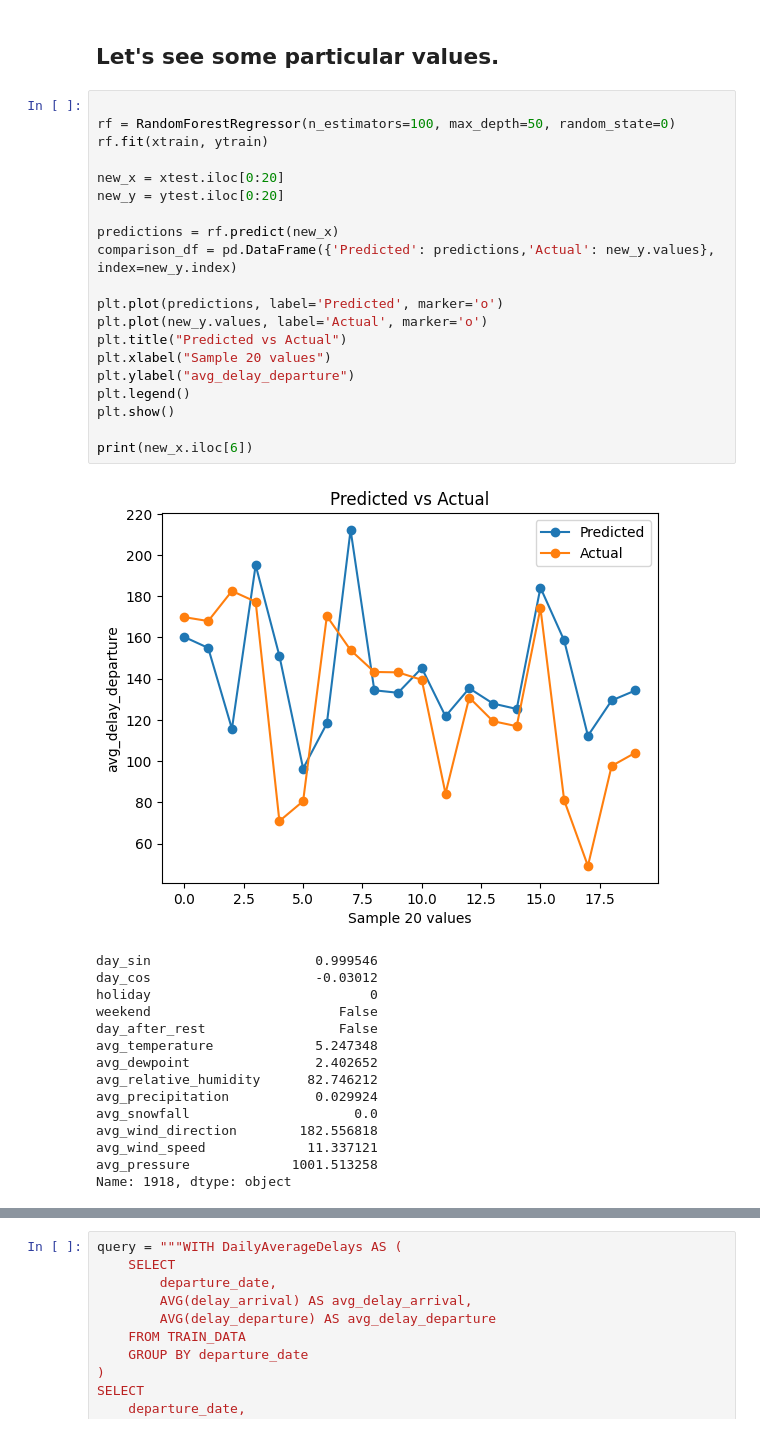
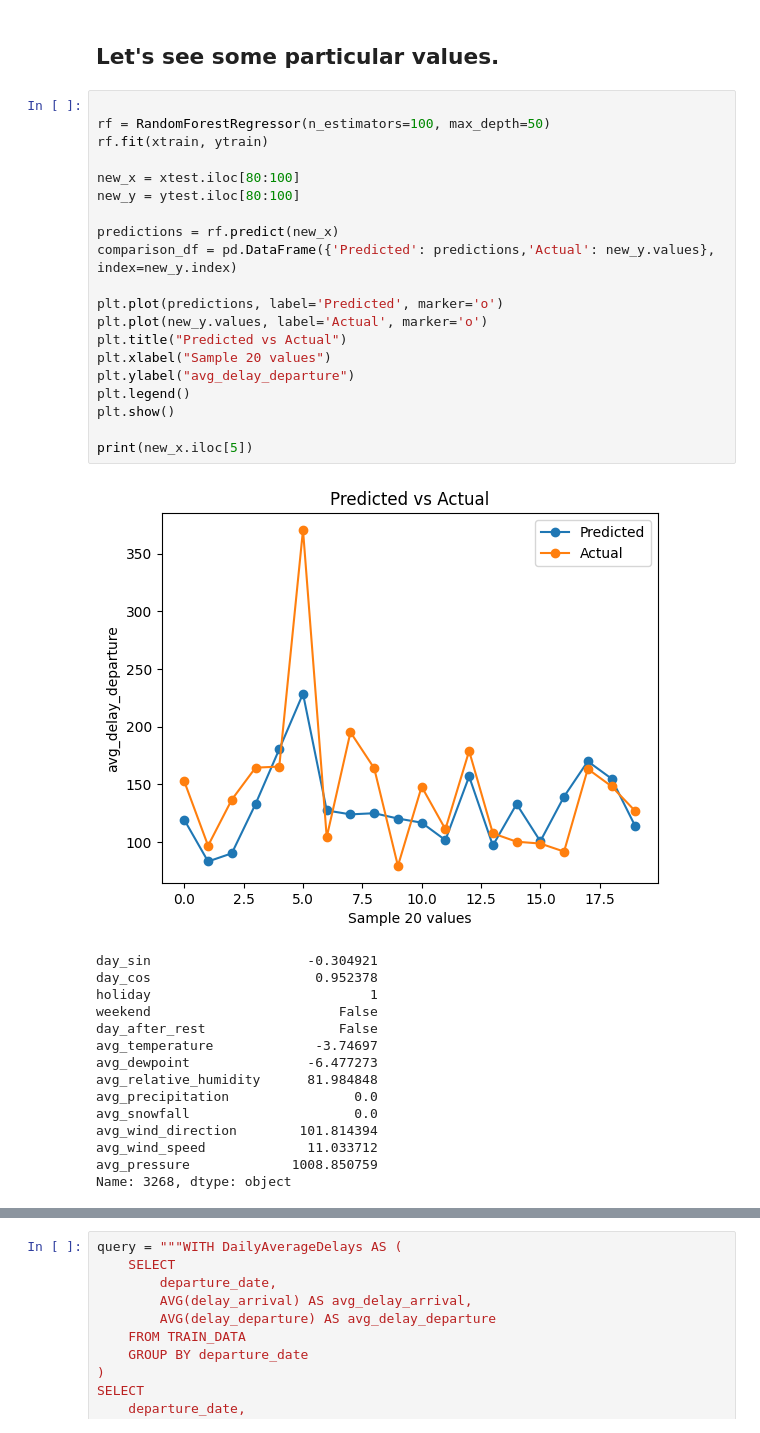
Before and after one commit to LeiY769/DataProject, a Jupyter notebook: Modeling/regression.ipynb, the cells around one changed output, grey strips where cells are left out. Drawn from its saved outputs; the diff is of its cells as text.

```diff
--- a/Modeling/regression.ipynb
+++ b/Modeling/regression.ipynb
@@ -554,37 +570,37 @@ train, test = HyperparameterTuningRandomForestRegressor(xtrain, ytrain, xtest, y
 ## Let's see some particular values.
 # %%
 
-rf = RandomForestRegressor(n_estimators=100, max_depth=50, random_state=0)
+rf = RandomForestRegressor(n_estimators=100, max_depth=50)
 rf.fit(xtrain, ytrain)
 
-new_x = xtest.iloc[0:20]
-new_y = ytest.iloc[0:20]
+new_x = xtest.iloc[80:100]
+new_y = ytest.iloc[80:100]
 
 predictions = rf.predict(new_x)
 comparison_df = pd.DataFrame({'Predicted': predictions,'Actual': new_y.values}, index=new_y.index)
 
 plt.plot(predictions, label='Predicted', marker='o')
 plt.plot(new_y.values, label='Actual', marker='o')
 plt.title("Predicted vs Actual")
 plt.xlabel("Sample 20 values")
 plt.ylabel("avg_delay_departure")
 plt.legend()
 plt.show()
 
-print(new_x.iloc[6])
+print(new_x.iloc[5])
 # %% [output]
-[figure, old version]
+[figure, new version]
-day_sin                     0.999546
-day_cos                     -0.03012
-holiday                            0
+day_sin                    -0.304921
+day_cos                     0.952378
+holiday                            1
 weekend                        False
 day_after_rest                 False
-avg_temperature             5.247348
-avg_dewpoint                2.402652
-avg_relative_humidity      82.746212
-avg_precipitation           0.029924
+avg_temperature             -3.74697
+avg_dewpoint               -6.477273
+avg_relative_humidity      81.984848
+avg_precipitation                0.0
 avg_snowfall                     0.0
-avg_wind_direction        182.556818
-avg_wind_speed             11.337121
-avg_pressure             1001.513258
-Name: 1918, dtype: object
+avg_wind_direction        101.814394
+avg_wind_speed             11.033712
+avg_pressure             1008.850759
+Name: 3268, dtype: object
```
Also changed, not shown: parts of 5 cells of this notebook, 3 other files.
